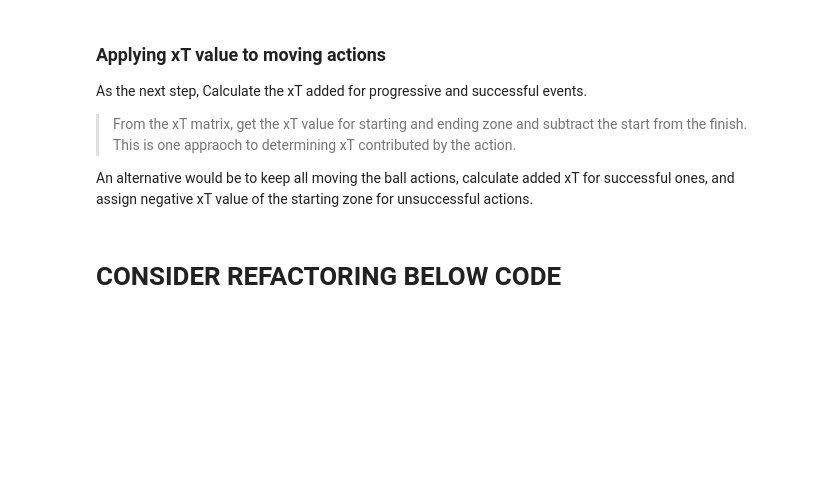
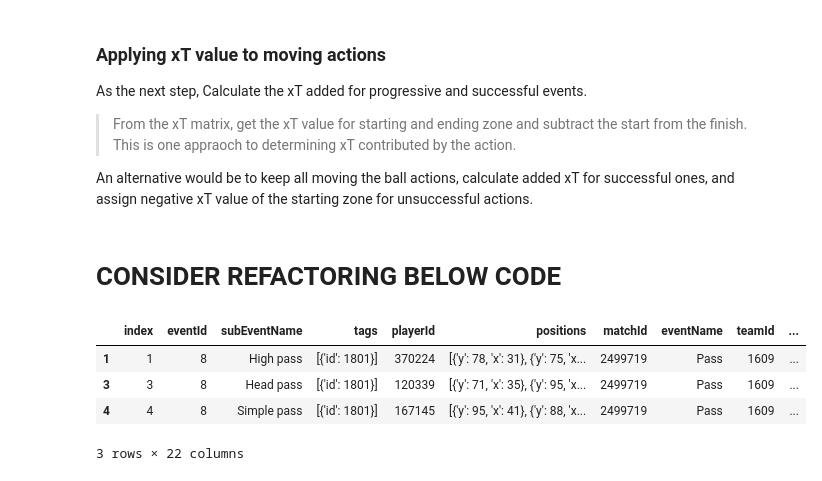
Before and after one commit to khoffLSU/footy_analytics, a Jupyter notebook: Valuing Actions Chapter.ipynb, the cells around one changed output. Saved outputs shown, nothing was run; the diff lists cells and outputs as text; code cells hidden in the pictures; blank space fills up the shorter version.

```diff
--- a/Valuing Actions Chapter.ipynb
+++ b/Valuing Actions Chapter.ipynb
@@ -508 +508,9 @@ successful_moves["xT_added"] = successful_moves.apply(lambda row: xT[row.end_sec
 value_adding_actions = successful_moves.loc[successful_moves["xT_added"] > 0]
+# %%
+value_adding_actions.head(3)
+# %% [output]
+|  | index | eventId | subEventName | tags | playerId | positions | matchId | eventName | teamId | ... |
+| 1 | 1 | 8 | High pass | [{'id': 1801}] | 370224 | [{'y': 78, 'x': 31}, {'y': 75, 'x... | 2499719 | Pass | 1609 | ... |
+| 3 | 3 | 8 | Head pass | [{'id': 1801}] | 120339 | [{'y': 71, 'x': 35}, {'y': 95, 'x... | 2499719 | Pass | 1609 | ... |
+| 4 | 4 | 8 | Simple pass | [{'id': 1801}] | 167145 | [{'y': 95, 'x': 41}, {'y': 88, 'x... | 2499719 | Pass | 1609 | ... |
+3 rows × 22 columns
```
Also changed, not shown: parts of 9 cells of this notebook.
